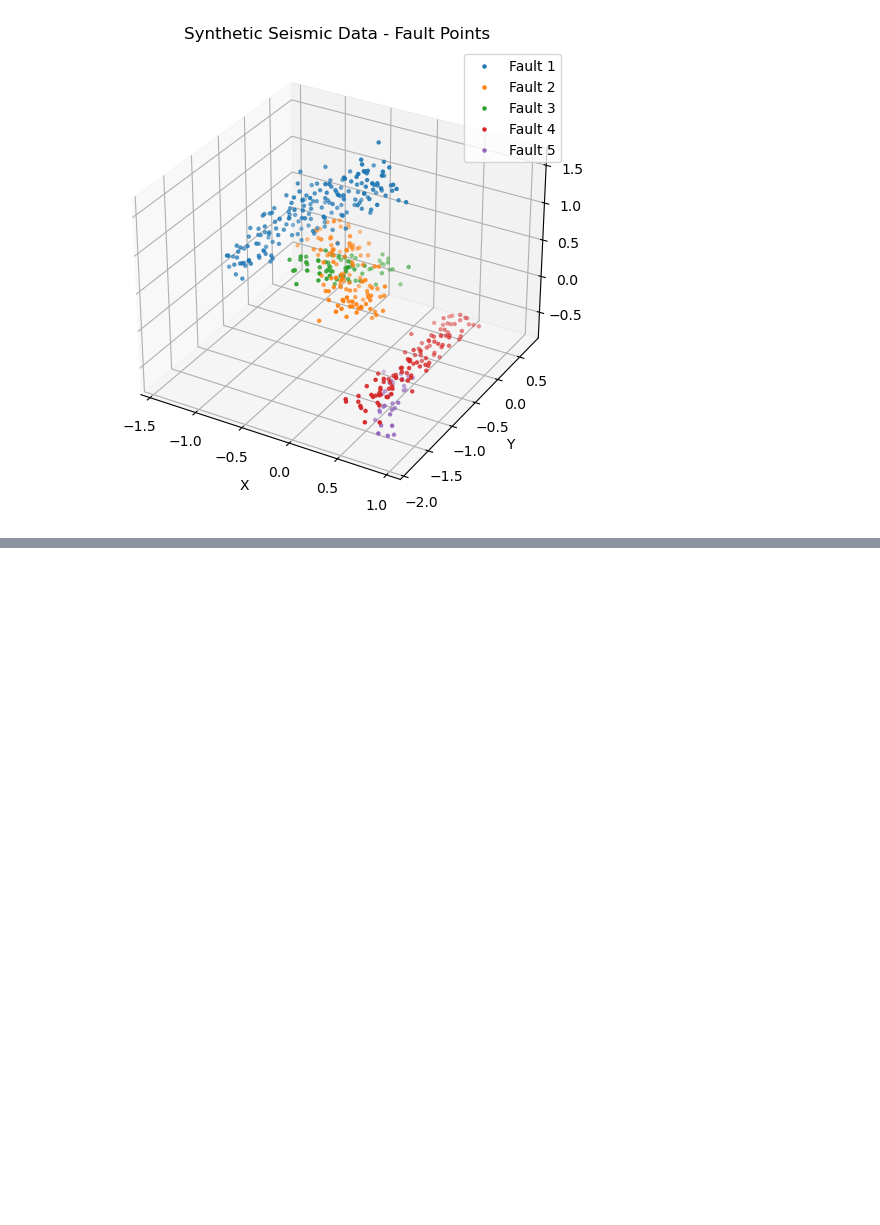
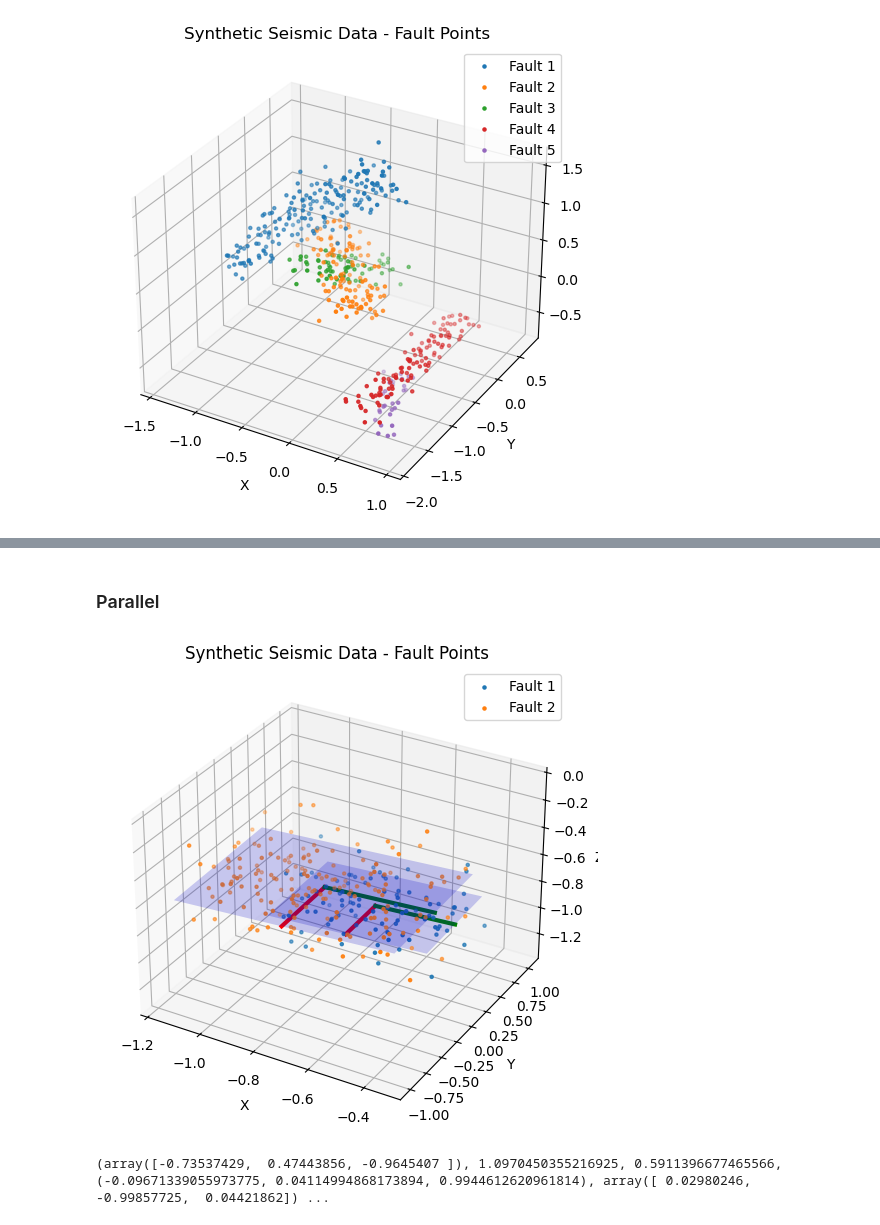
Before and after one commit to samhouliston/DSL_Quake_Fault_Reconstruction, a Jupyter notebook: synthetics/synthetics_python.ipynb, the cells around one changed output, grey strips where cells are left out. Saved outputs shown, nothing was run; the diff lists cells and outputs as text; code cells hidden in the pictures; blank space fills up the shorter version.

```diff
--- a/synthetics/synthetics_python.ipynb
+++ b/synthetics/synthetics_python.ipynb
@@ -584,0 +623,21 @@ multi_interactive_plot_better(fault_points_list, None, show_plane=False, show_ax
+# %% [markdown]
+### Parallel
+# %%
+n_simple_faults = 0
+n_bent_faults = 0
+n_cross_faults = 0
+n_Y_faults = 0
+n_parallel_faults = 1
+n_structures = 0
+
+# Generate fault metadata
+fault_metadata_list = generate_faults_metadata(n_simple_faults, n_bent_faults, n_cross_faults, n_Y_faults, n_parallel_faults, n_structures, eps_center=0.1, domain_scale=1, VERBOSE=False)
+
+# Generate point cloud for the fault
+fault_points_list = generate_point_list_from_metadata_list(fault_metadata_list, n_simple_faults, n_bent_faults, n_cross_faults, n_Y_faults, n_parallel_faults)
+
+multi_static_plot_better(fault_points_list, fault_metadata_list, show_plane=True, show_axes=True)
+multi_interactive_plot_better(fault_points_list, fault_metadata_list, show_plane=True, show_axes=True)
+# %% [output]
+[figure, added]
+(array([-0.73537429,  0.47443856, -0.9645407 ]), 1.0970450355216925, 0.5911396677465566, (-0.09671339055973775, 0.04114994868173894, 0.9944612620961814), array([ 0.02980246, -0.99857725,  0.04421862]) ...
```
Also changed, not shown: parts of 13 cells of this notebook, 8 other files.
